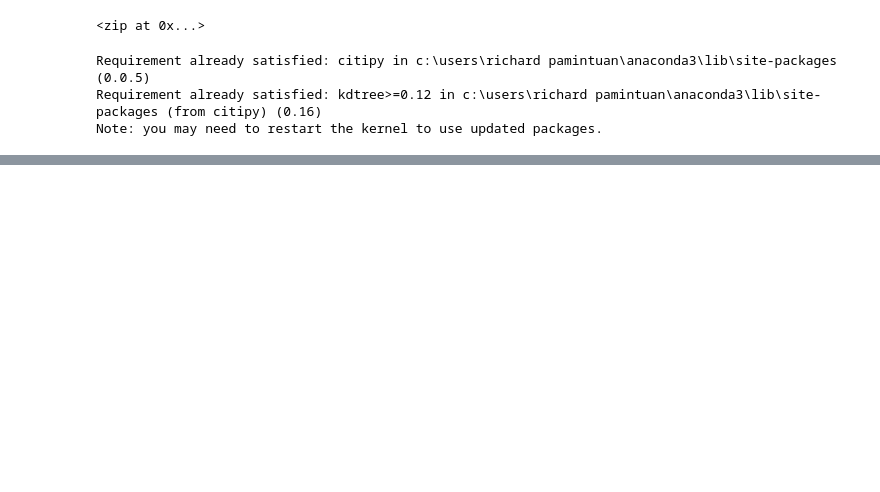
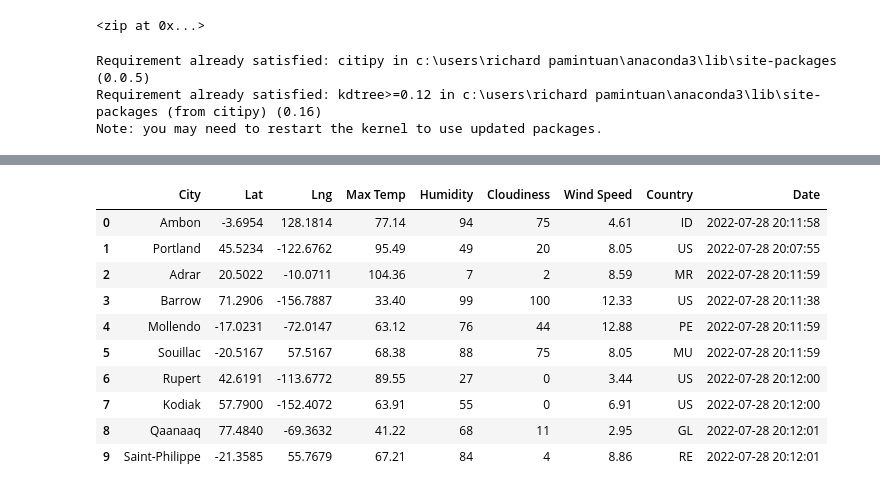
Before and after one commit to rpamintuan671/World_Weather_Analysis, a Jupyter notebook: WeatherPy.ipynb, the cells around one changed output, grey strips where cells are left out. Drawn from its saved outputs; the diff is of its cells as text; code cells hidden in the pictures; blank space fills up the shorter version.

Commit message:
WeatherPy Update

```diff
--- a/WeatherPy.ipynb
+++ b/WeatherPy.ipynb
@@ -38,0 +49,10 @@ len(cities)
+# %%
+# Create an empty list to hold the weather data.
+city_data = []
+# Print the beginning of the logging.
+print("Beginning Data Retrieval     ")
+print("-----------------------------")
+
+# Create counters.
+record_count = 1
+set_count = 1
@@ -38,0 +62,4 @@ len(cities)
+# %%
+# Starting URL for Weather Map API Call.
+url = "http://api.openweathermap.org/data/2.5/weather?units=Imperial&APPID=" + weather_api_key
+print(url)
@@ -38,0 +68,12 @@ len(cities)
+# %%
+# Loop through all the cities in our list.
+for i in range(len(cities)):
+
+    # Group cities in sets of 50 for logging purposes.
+    if (i % 50 == 0 and i >= 50):
+        set_count += 1
+        record_count = 1
+        time.sleep(60)
+
+    # Create endpoint URL with each city.
+    city_url = url + "&q=" + cities[i]
@@ -38,0 +150,16 @@ len(cities)
+# %%
+# Convert the array of dictionaries to a Pandas DataFrame.
+city_data_df = pd.DataFrame(city_data)
+city_data_df.head(10)
+# %% [output]
+|  | City | Lat | Lng | Max Temp | Humidity | Cloudiness | Wind Speed | Country | Date |
+| 0 | Ambon | -3.6954 | 128.1814 | 77.14 | 94 | 75 | 4.61 | ID | 2022-07-28 20:11:58 |
+| 1 | Portland | 45.5234 | -122.6762 | 95.49 | 49 | 20 | 8.05 | US | 2022-07-28 20:07:55 |
+| 2 | Adrar | 20.5022 | -10.0711 | 104.36 | 7 | 2 | 8.59 | MR | 2022-07-28 20:11:59 |
+| 3 | Barrow | 71.2906 | -156.7887 | 33.40 | 99 | 100 | 12.33 | US | 2022-07-28 20:11:38 |
+| 4 | Mollendo | -17.0231 | -72.0147 | 63.12 | 76 | 44 | 12.88 | PE | 2022-07-28 20:11:59 |
+| 5 | Souillac | -20.5167 | 57.5167 | 68.38 | 88 | 75 | 8.05 | MU | 2022-07-28 20:11:59 |
+| 6 | Rupert | 42.6191 | -113.6772 | 89.55 | 27 | 0 | 3.44 | US | 2022-07-28 20:12:00 |
+| 7 | Kodiak | 57.7900 | -152.4072 | 63.91 | 55 | 0 | 6.91 | US | 2022-07-28 20:12:00 |
+| 8 | Qaanaaq | 77.4840 | -69.3632 | 41.22 | 68 | 11 | 2.95 | GL | 2022-07-28 20:12:01 |
+| 9 | Saint-Philippe | -21.3585 | 55.7679 | 67.21 | 84 | 4 | 8.86 | RE | 2022-07-28 20:12:01 |
```
Also changed, not shown: parts of 5 cells of this notebook, 4 other files.
